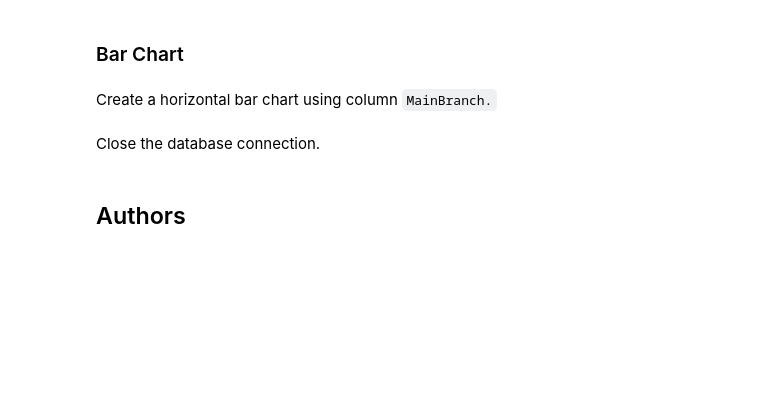
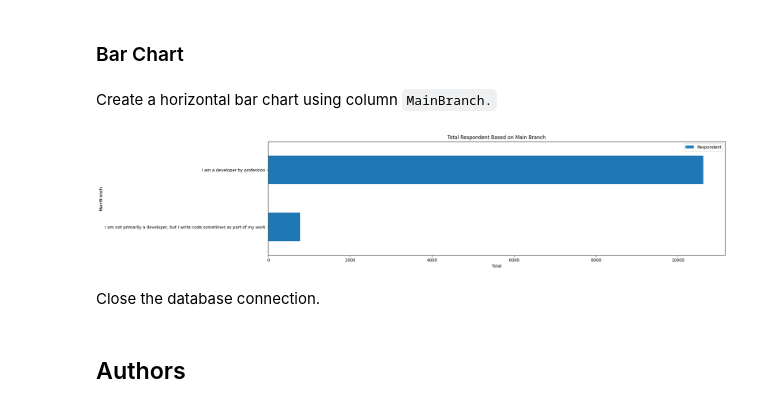
Before and after one commit to pakiehaugh80/testrepo, a Jupyter notebook: M4DataVisualization-lab.ipynb, the cells around one changed output. Drawn from its saved outputs; the diff is of its cells as text; code cells hidden in the pictures; blank space fills up the shorter version.

```diff
--- a/M4DataVisualization-lab.ipynb
+++ b/M4DataVisualization-lab.ipynb
@@ -294,3 +332,21 @@ Create a horizontal bar chart using column `MainBranch.`
+# %%
+# your code goes here
+Query="""
+SELECT Respondent, MainBranch FROM
+master
+"""
+
+df = pd.read_sql_query(Query,conn)
+df = df.groupby('MainBranch', axis=0).count()
+df.sort_values('Respondent', ascending=True, inplace=True)
+
+df.plot(kind='barh', figsize=(20,5))
+plt.xlabel('Total')
+plt.title('Total Respondent Based on Main Branch')
+
+plt.show()
+# %% [output]
+[figure, added]
 # %% [markdown]
 Close the database connection.
 # %%
```
Also changed, not shown: parts of 6 cells of this notebook.
